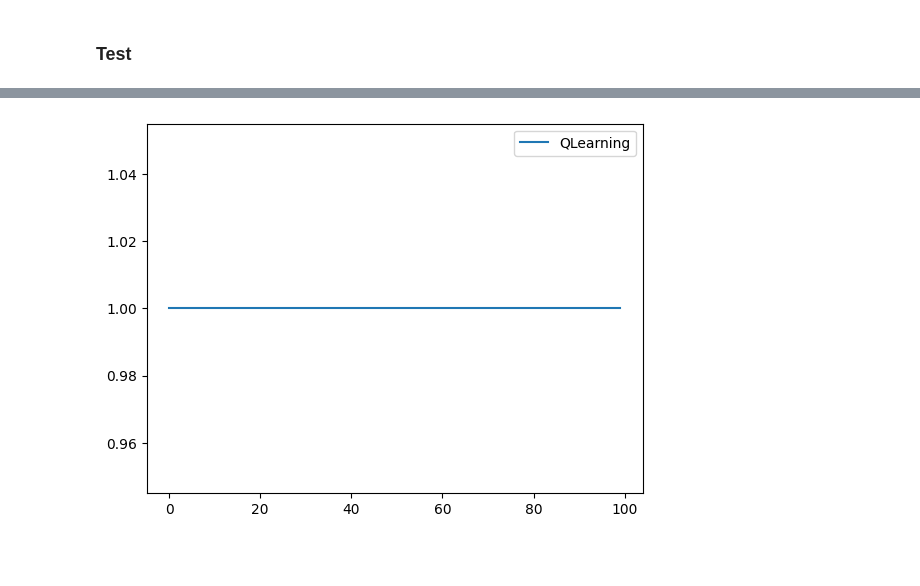
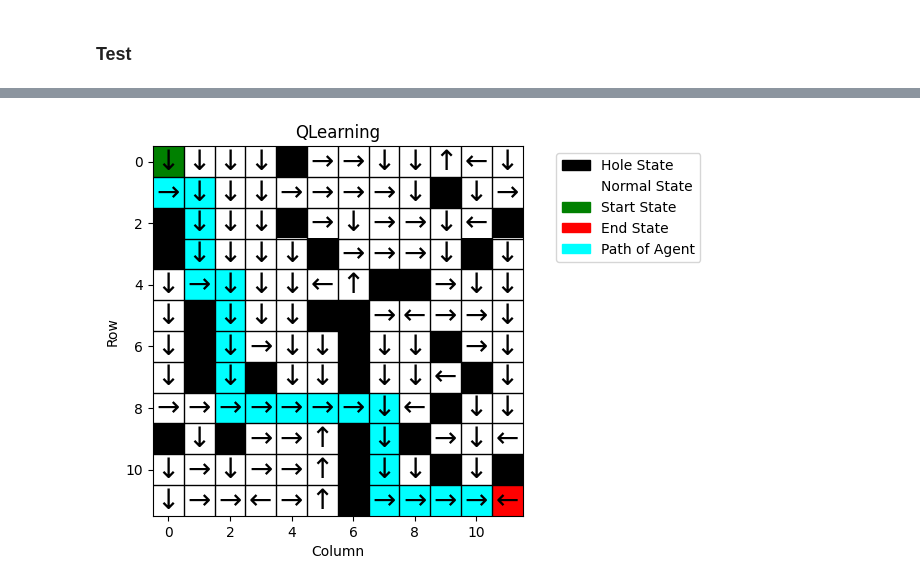
Before and after one commit to XixWISExiX/FrozenLake, a Jupyter notebook: QLearningDisplay.ipynb, the cells around one changed output, grey strips where cells are left out. Cells and saved outputs as stored; diff of their text form; code cells hidden in the pictures; blank space fills up the shorter version.

```diff
--- a/QLearningDisplay.ipynb
+++ b/QLearningDisplay.ipynb
@@ -68,6 +68,7 @@ def QLearning(episodes, env_seed):
     return q
 
 
-env_seed = generate_random_map(size=12)
+size=12
+env_seed = generate_random_map(size=size)
 QLearning_model = QLearning(5000, env_seed)
 # %% [output]
@@ -75,2 +76,8 @@ QLearning_model = QLearning(5000, env_seed)
 # %% [markdown]
 ### Test
+# %%
+import FrozenLakeFunctions as flf
+import imp
+imp.reload(flf)
+
+env_array = flf.seeEnv(env_seed, size) # See the environment we are working with
@@ -77,7 +86,7 @@ QLearning_model = QLearning(5000, env_seed)
 # %%
 import FrozenLakeFunctions as flf
 
-flf.testModel(QLearning_model, "QLearning", env_seed, 100)
-flf.seeModel(QLearning_model, env_seed)
+flf.visualize_QTable(QLearning_model, "QLearning", size, env_array, env_seed) # See the QTable policy
+flf.seeModel(QLearning_model, env_seed) # The the model run
 # %% [output]
-[figure, old version]
+[figure, new version]
```
Also changed, not shown: parts of 2 cells of this notebook, 14 other files.
